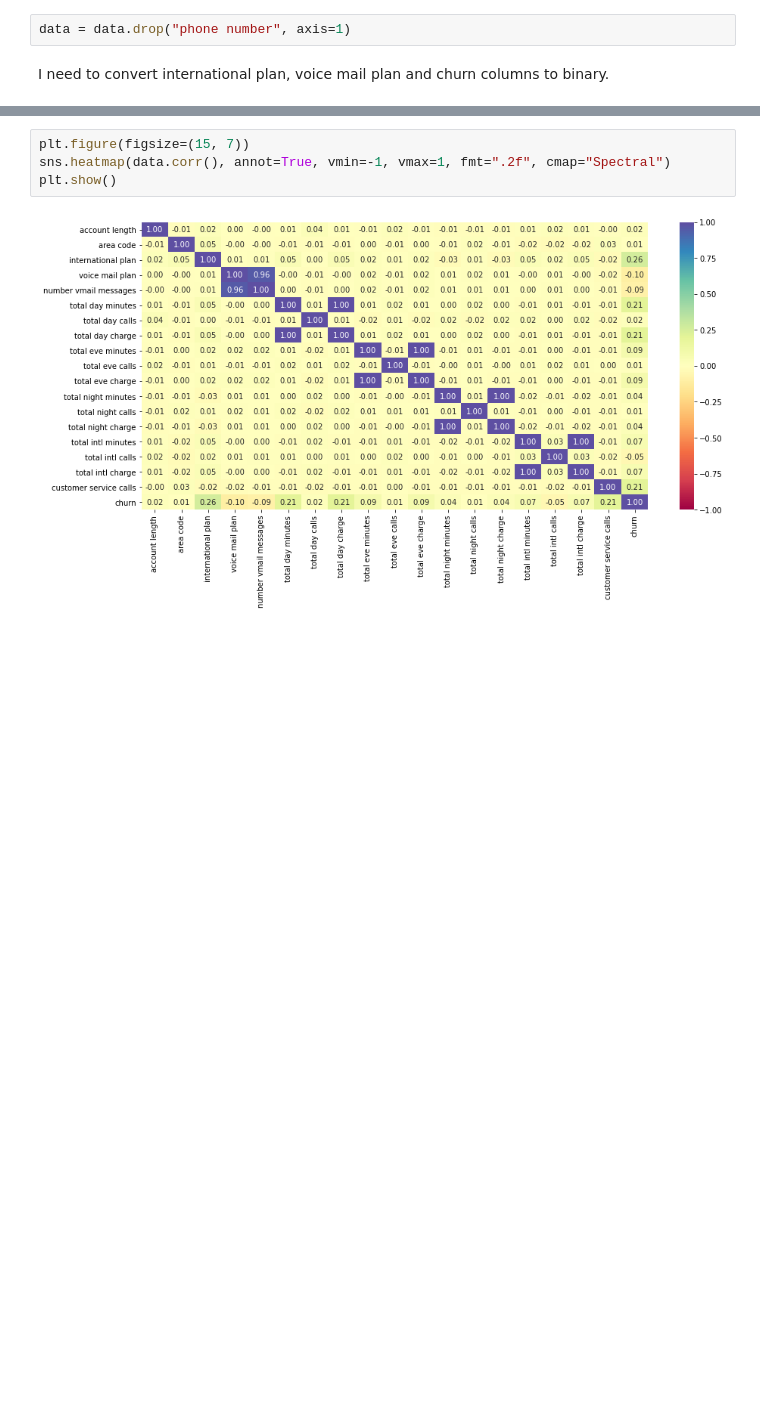
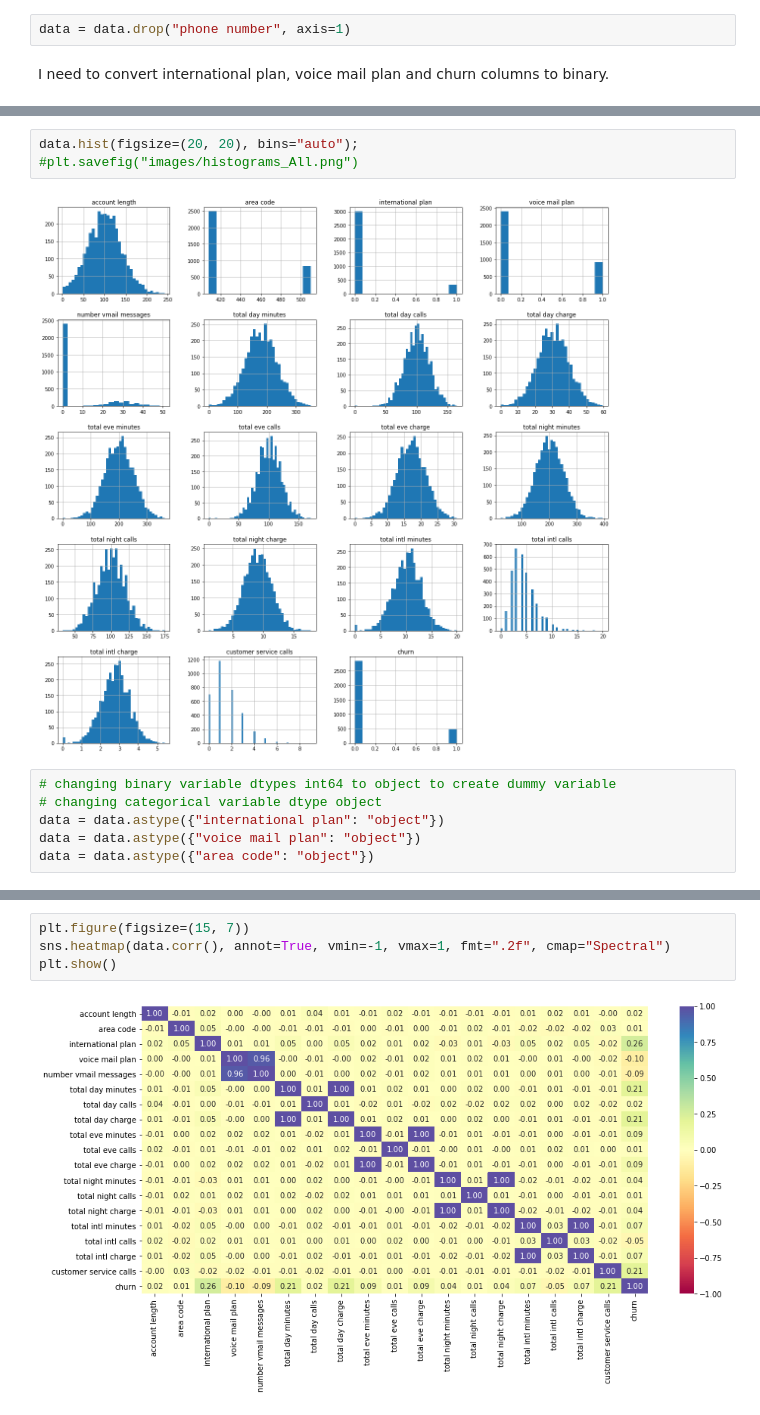
Before and after one commit to gt1719/syriatel_costumer_churn_analysis, a Jupyter notebook: syriatel_costumer_churn_analysis.ipynb, the cells around one changed output, grey strips where cells are left out. Drawn from its saved outputs; the diff is of its cells as text; blank space fills up the shorter version.

```diff
--- a/syriatel_costumer_churn_analysis.ipynb
+++ b/syriatel_costumer_churn_analysis.ipynb
@@ -219,6 +177,17 @@ data.head()
 | 2 | NJ | 137 | 415 | 0 | 0 | 0 | ... |
 | 3 | OH | 84 | 408 | 1 | 0 | 0 | ... |
 | 4 | OK | 75 | 415 | 1 | 0 | 0 | ... |
+# %%
+data.hist(figsize=(20, 20), bins="auto");
+#plt.savefig("images/histograms_All.png")
+# %% [output]
+[figure, added]
+# %%
+# changing binary variable dtypes int64 to object to create dummy variable
+# changing categorical variable dtype object
+data = data.astype({"international plan": "object"})
+data = data.astype({"voice mail plan": "object"})
+data = data.astype({"area code": "object"})
 # %%
 data.info()
 # %% [output]
```
Also changed, not shown: parts of 92 cells of this notebook.
